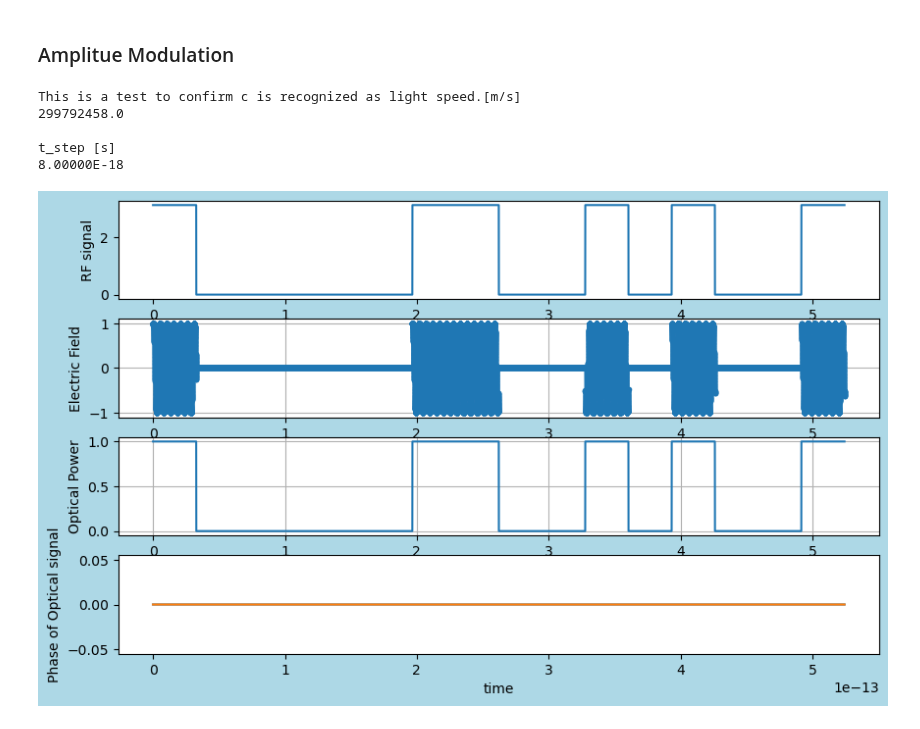
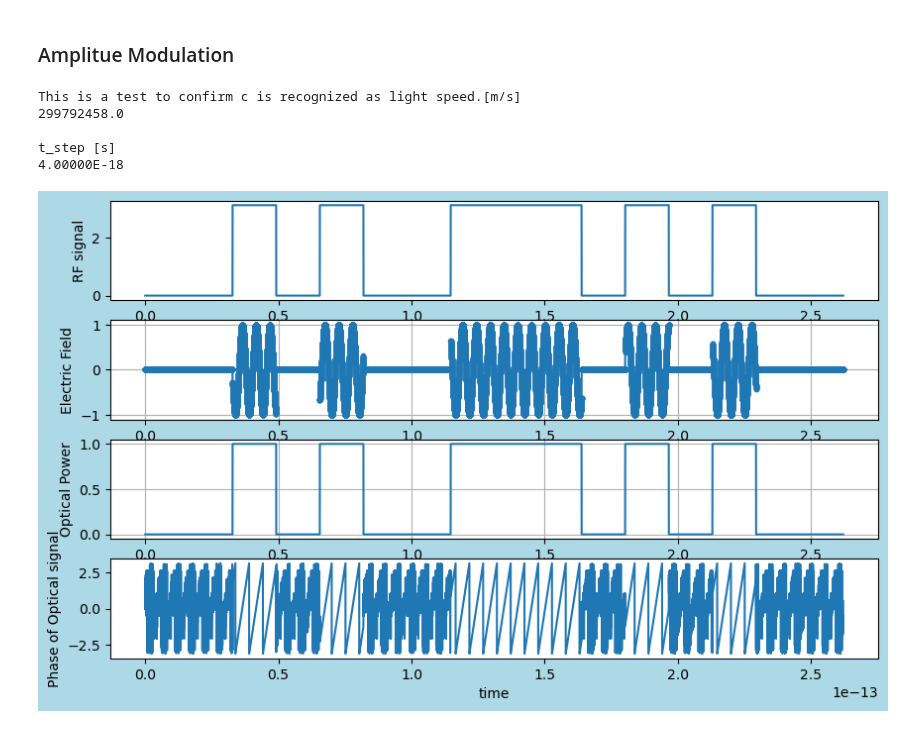
Before and after one commit to tacticstactics/Optical-pulse-broadening, a Jupyter notebook: pulse_broadening_in_optical_filter_main.ipynb, the cells around one changed output. Cells and saved outputs as stored; diff of their text form; code cells hidden in the pictures.

```diff
--- a/pulse_broadening_in_optical_filter_main.ipynb
+++ b/pulse_broadening_in_optical_filter_main.ipynb
@@ -15,7 +15,7 @@ from prbs_def import prbs_1, prbs_2
 
 
 samplerate = 2 **16 # Number of Points
-t_step = 8e-18 #[s]
+t_step = 4e-18 #[s]
 
 print("This is a test to confirm c is recognized as light speed.[m/s]")
 print(c)
@@ -109,7 +109,7 @@ for ii in range(samplerate):
     power_11 = (np.abs(Eout_port1))**2 # Optical power is calculated as square of absolute electric field strength
     P1_powercol[ii] = power_11
 
-    P1_phase = cmath.phase(power_11)
+    P1_phase = cmath.phase(Eout_port1)
     P1_phasecol[ii] = P1_phase
 
     Eout_port_2 = Ein6[1,0]
@@ -117,7 +117,7 @@ for ii in range(samplerate):
 
     P2_powercol[ii] = power_22
 
-    P2_phase = cmath.phase(power_22)
+    P2_phase = cmath.phase(Eout_port_2)
     P2_phasecol[ii] = P2_phase
 
 
@@ -130,33 +130,33 @@ ax3 = fig.add_subplot(4, 1, 3)
 ax4 = fig.add_subplot(4, 1, 4)
 
 ax1.plot(tcol,signalcol)
 ax1.set_ylabel("RF signal")
 #ax1.set_ylim(-3,3)
 
 #2 Electric Field
 ax2.plot(tcol,np.real(Port1_1_EFcol),'.-')
 
 ax2.set_ylabel("Electric Field")
 #ax2.set_ylim(0,1.1)
 ax2.grid()
 
 # Power
 ax3.plot(tcol,P1_powercol)
 ax3.set_ylabel("Optical Power")
 
 
 #ax3.set_ylim(-2,2)
 ax3.grid()
 
-ax4.plot(tcol,P1_phasecol,tcol,P2_phasecol)
+ax4.plot(tcol,P1_phasecol)
 ax4.set_xlabel("time")
 ax4.set_ylabel("Phase of Optical signal")
 
 plt.show()
 # %% [output]
 This is a test to confirm c is recognized as light speed.[m/s]
 299792458.0
 
 t_step [s]
-8.00000E-18
+4.00000E-18
-[figure, old version]
+[figure, new version]
```
Also changed, not shown: parts of 2 cells of this notebook.
